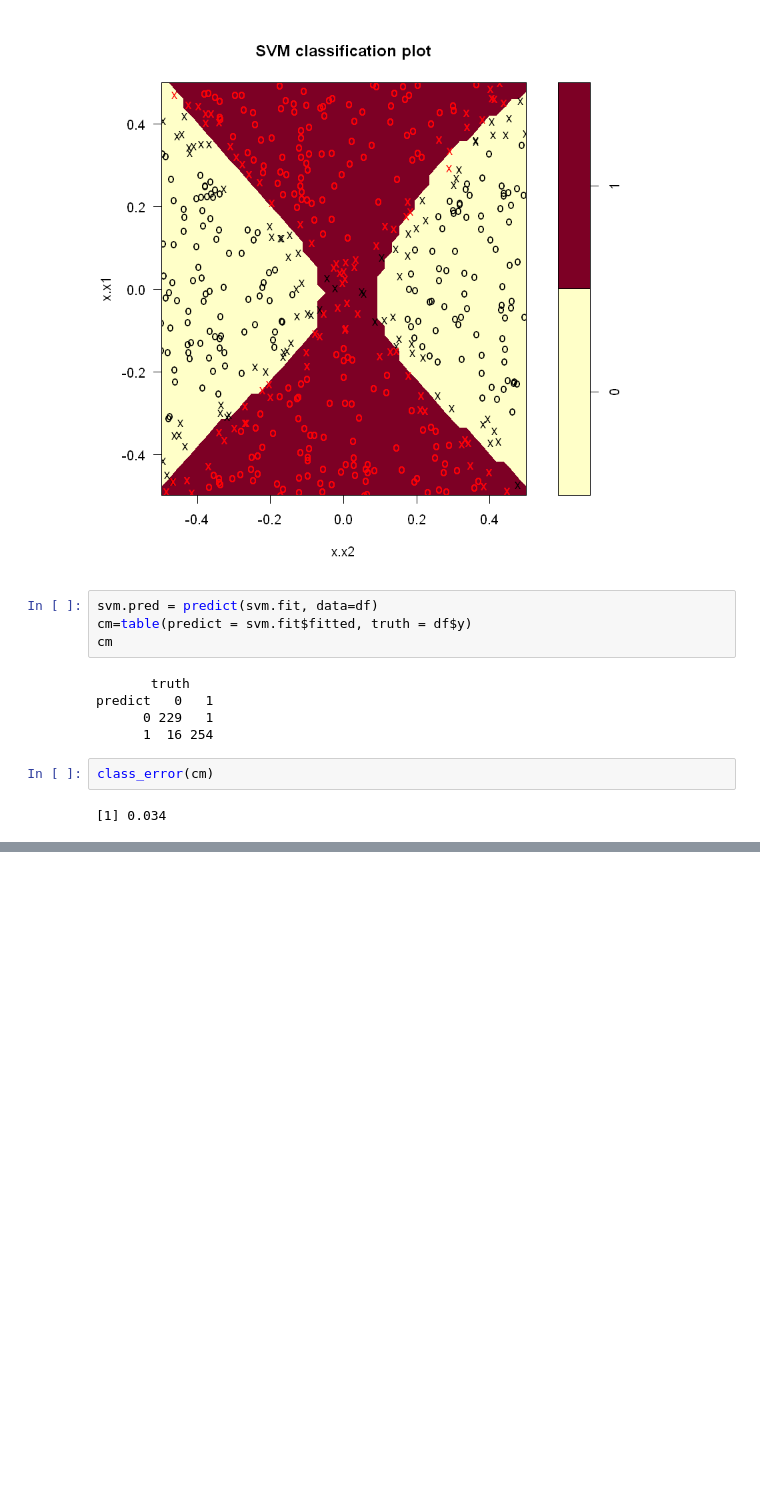
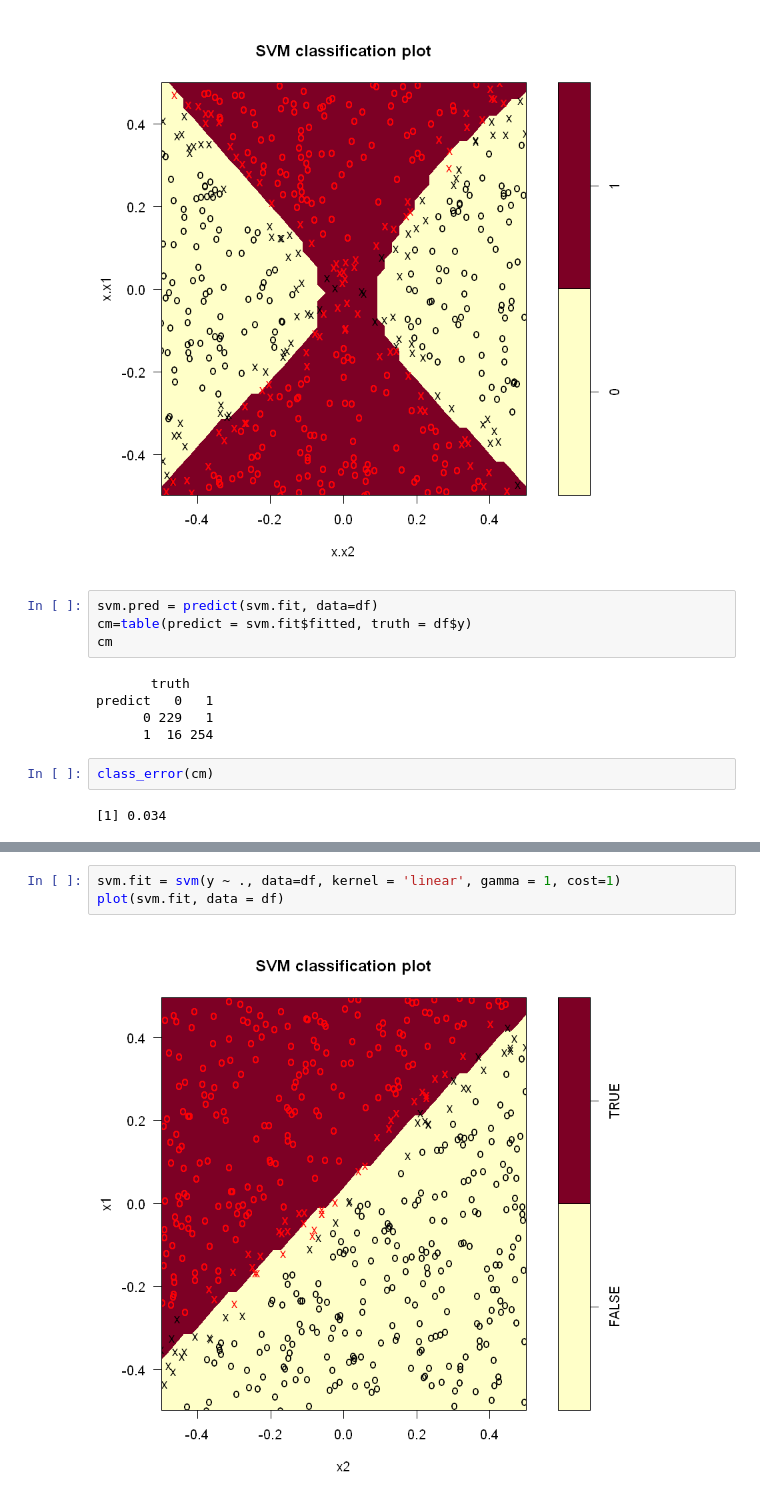
Before and after one commit to kuzn137/Statistical_problems, a Jupyter notebook: Ch9R.ipynb, the cells around one changed output, grey strips where cells are left out. Saved outputs shown, nothing was run; the diff lists cells and outputs as text; blank space fills up the shorter version.

```diff
--- a/Ch9R.ipynb
+++ b/Ch9R.ipynb
@@ -263,0 +337,5 @@ class_error(cm)
+# %%
+svm.fit = svm(y ~ ., data=df, kernel = 'linear', gamma = 1, cost=1)
+plot(svm.fit, data = df)
+# %% [output]
+[figure, added]
```
Also changed, not shown: parts of 17 cells of this notebook, 1 other file.
